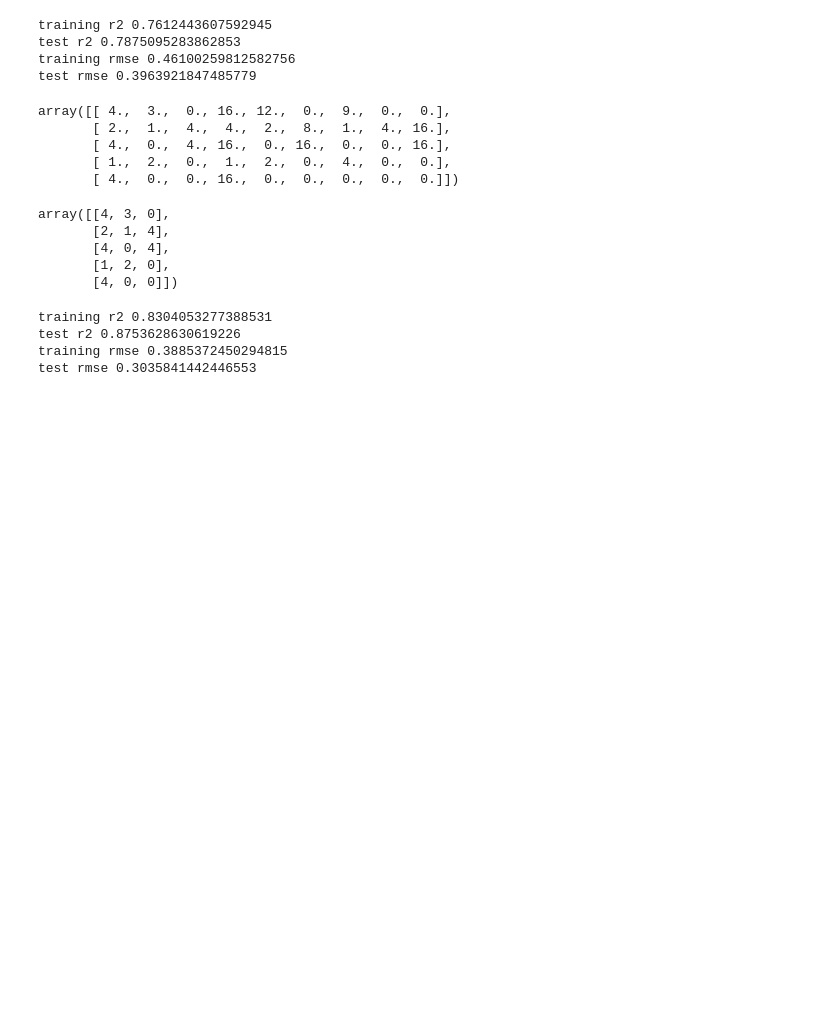
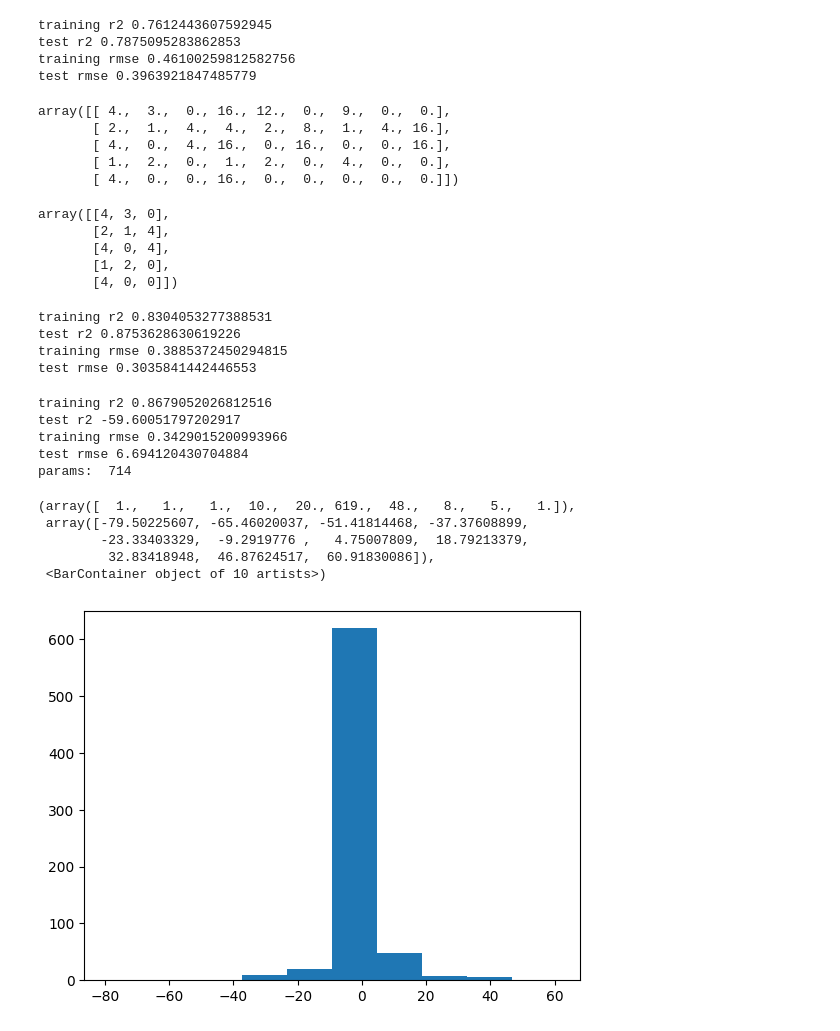
Before and after one commit to aioskill/genai2026, a Jupyter notebook: notebooks/demos20261026/Regression.ipynb, the cells around one changed output. Drawn from its saved outputs; the diff is of its cells as text; code cells hidden in the pictures; blank space fills up the shorter version.

```diff
--- a/notebooks/demos20261026/Regression.ipynb
+++ b/notebooks/demos20261026/Regression.ipynb
@@ -475,3 +475,49 @@ training r2 0.8304053277388531
 test r2 0.8753628630619226
 training rmse 0.3885372450294815
 test rmse 0.3035841442446553
+# %%
+target = 'charges'
+X = df.drop(columns=target) # feature matrix
+y = np.log(df[target]) # outcome variable/label
+X['high_bmi'] = np.where(X['bmi']>40, 1, 0) # derived feature
+X_dummy = pd.get_dummies(X, drop_first=True)
+X_train, X_test, y_train, y_test = model_selection.train_test_split(X_dummy, y, test_size = 0.3,
+                                                                   random_state = 978) # random split
+
+
+poly = preprocessing.PolynomialFeatures(degree=4, include_bias=False)
+X_train_poly = poly.fit_transform(X_train)
+X_test_poly = poly.fit_transform(X_test)
+
+
+scaler = preprocessing.StandardScaler()
+X_train_std = scaler.fit_transform(X_train_poly) # find mean and std for each column
+X_test_std = scaler.transform(X_test_poly)
+
+est = linear_model.LinearRegression()
+est.fit(X_train_std, y_train) # algortithm finds the parameter values
+y_train_pred = est.predict(X_train_std)
+y_test_pred = est.predict(X_test_std)
+
+print("training r2", metrics.r2_score(y_train, y_train_pred))
+print("test r2", metrics.r2_score(y_test, y_test_pred))
+
+print("training rmse", metrics.mean_squared_error(y_train, y_train_pred) ** 0.5)
+print("test rmse", metrics.mean_squared_error(y_test, y_test_pred) ** 0.5)
+
+print("params: ", X_train_poly.shape[1])
+# %% [output]
+training r2 0.8679052026812516
+test r2 -59.60051797202917
+training rmse 0.3429015200993966
+test rmse 6.694120430704884
+params:  714
+# %%
+plt.hist(est.coef_)
+# %% [output]
+(array([  1.,   1.,   1.,  10.,  20., 619.,  48.,   8.,   5.,   1.]),
+ array([-79.50225607, -65.46020037, -51.41814468, -37.37608899,
+        -23.33403329,  -9.2919776 ,   4.75007809,  18.79213379,
+         32.83418948,  46.87624517,  60.91830086]),
+ <BarContainer object of 10 artists>)
+[figure, added]
```
Also changed, not shown: parts of 3 cells of this notebook.
